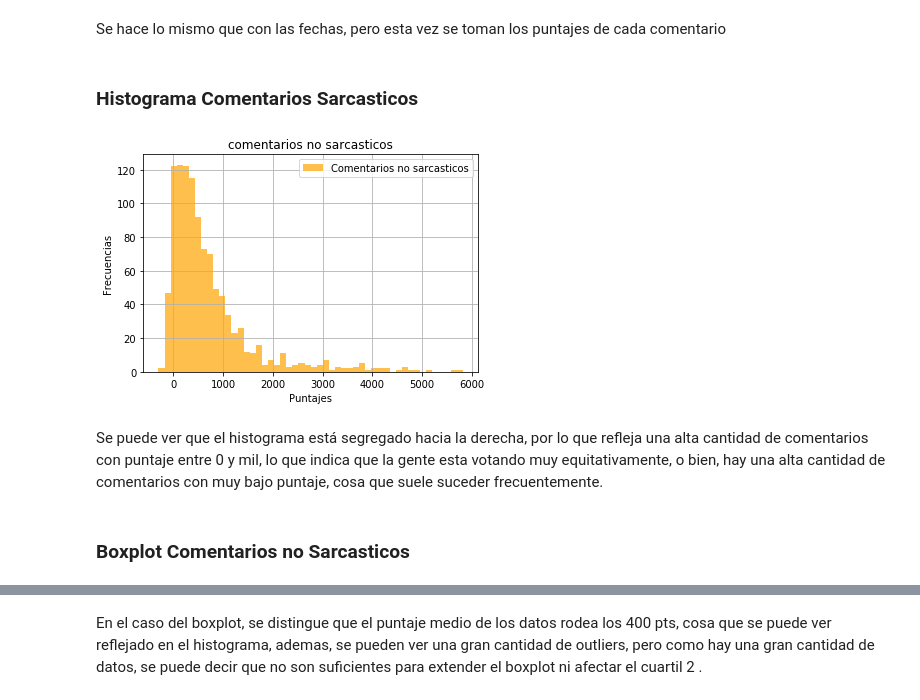
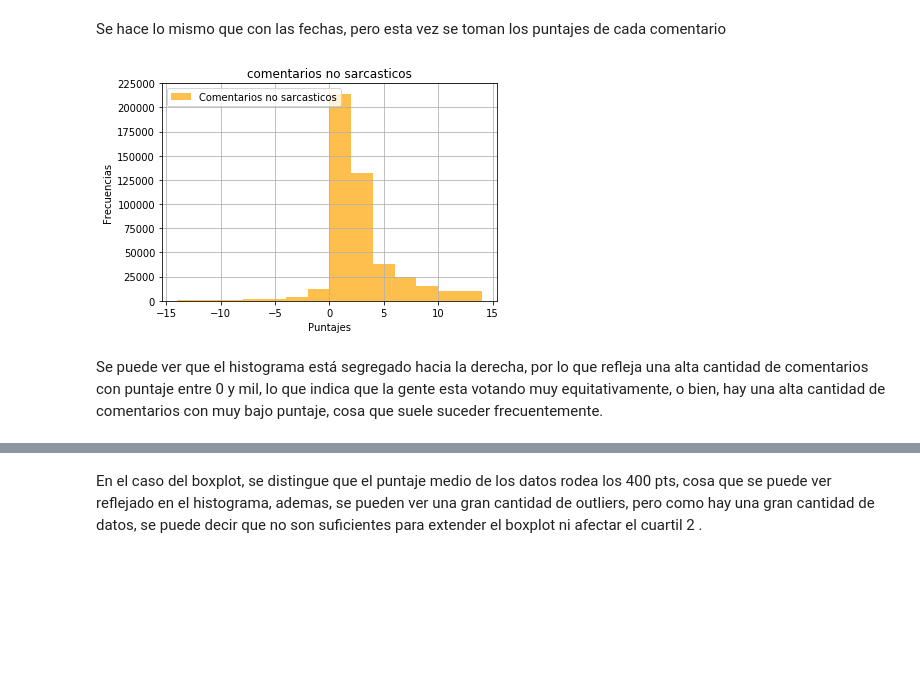
Before and after one commit to DankerMarthox/ESTACA, a Jupyter notebook: Laboratorio1/Laboratorio 1.ipynb, the cells around one changed output, grey strips where cells are left out. Drawn from its saved outputs; the diff is of its cells as text; code cells hidden in the pictures; blank space fills up the shorter version.

```diff
--- a/Laboratorio1/Laboratorio 1.ipynb
+++ b/Laboratorio1/Laboratorio 1.ipynb
@@ -186,10 +190,7 @@ newHistNoS = pd.DataFrame(dt.loc[
                                  "author","subreddit","subreddit",
                                  "date", "ups","downs",
                                  "parent_comment","created_utc"],axis=1)
-
-
-newHistNoS.insert(1, "count", 1)
-newHistNoS = newHistNoS.groupby("score").sum().reset_index()
+newHistNoS.columns=["Score No Sarcasticos"]
 # %%
 # label = 1
 
@@ -205,28 +203,33 @@ newHistS = newHistS.groupby("score").sum().reset_index()
-# %% [markdown]
-### Histograma Comentarios Sarcasticos
+# %%
+df1 = pd.DataFrame(newHistS.loc[
+                                (-15 < newHistS["Score Sarcasticos"])
+                                 & (newHistS["Score Sarcasticos"] < 15)])
+
+df2 = pd.DataFrame(newHistNoS.loc[
+                                (-15 < newHistNoS["Score No Sarcasticos"])
+                                &
+                                (newHistNoS["Score No Sarcasticos"] < 15)])
 # %%
-#plotting
+#plotting no sarcasticos
 
 fig = plt.figure()
 ax = fig.add_subplot(111)
 
 #se hacen plots a 50 bins para una mayor presicion
-newHistNoS["score"].hist(
-    bins=50,
+df2["Score No Sarcasticos"].hist(
+    bins=14,
     alpha = 0.7,
     color = "orange",
     label="Comentarios no sarcasticos",ls='dashed')
 
-plt.legend(loc='best')
+plt.legend(loc='upper left')
 
 plt.title("comentarios no sarcasticos")
 plt.xlabel("Puntajes")
 plt.ylabel("Frecuencias")
 
 plt.show()
 # %% [output]
-[figure, old version]
+[figure, new version]
 # %% [markdown]
 Se puede ver que el histograma está segregado hacia la derecha, por lo que refleja una alta cantidad de comentarios con puntaje entre 0 y mil, lo que indica que la gente esta votando muy equitativamente, o bien, hay una alta cantidad de comentarios con muy bajo puntaje, cosa que suele suceder frecuentemente.
-# %% [markdown]
-### Boxplot Comentarios no Sarcasticos
```
Also changed, not shown: parts of 13 cells of this notebook.
